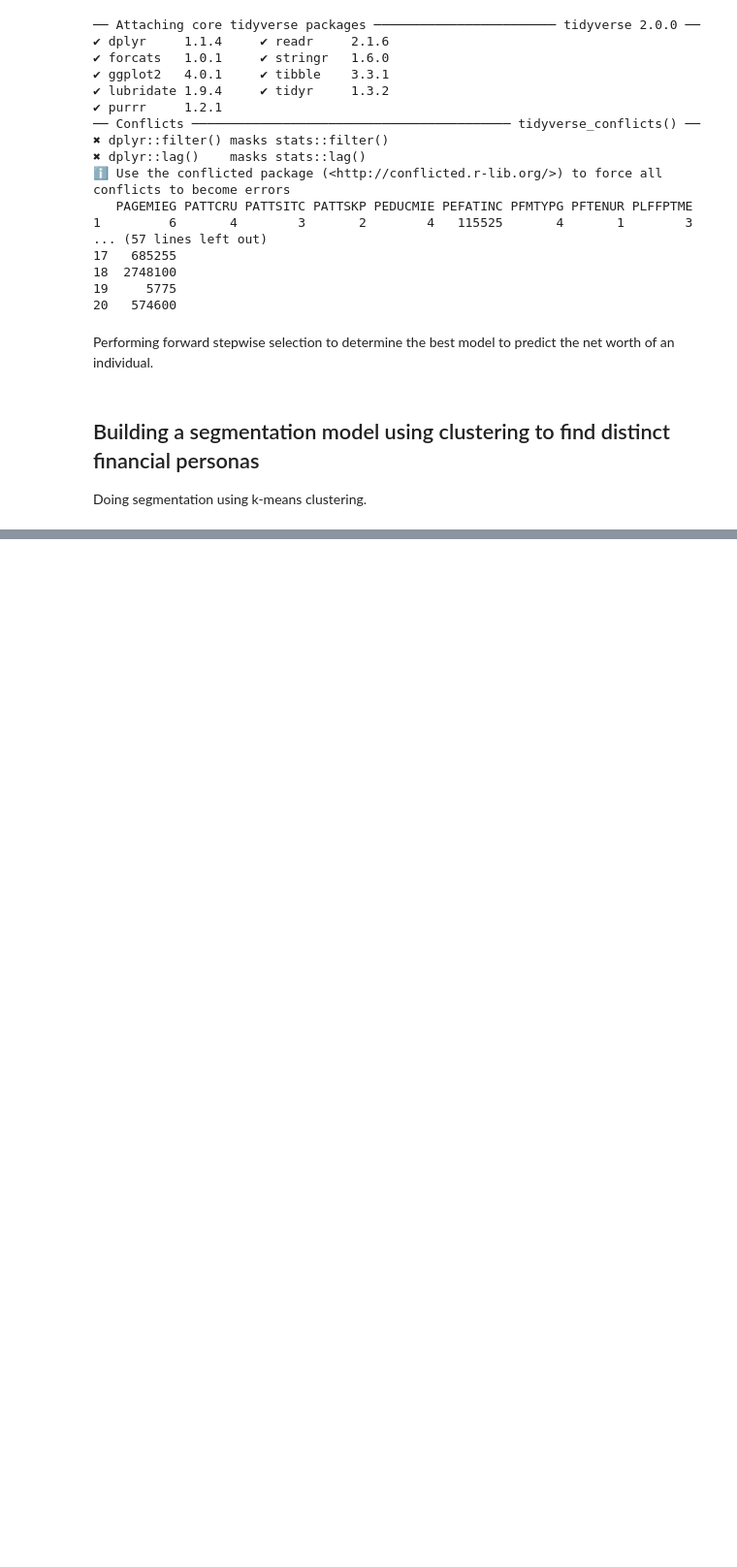
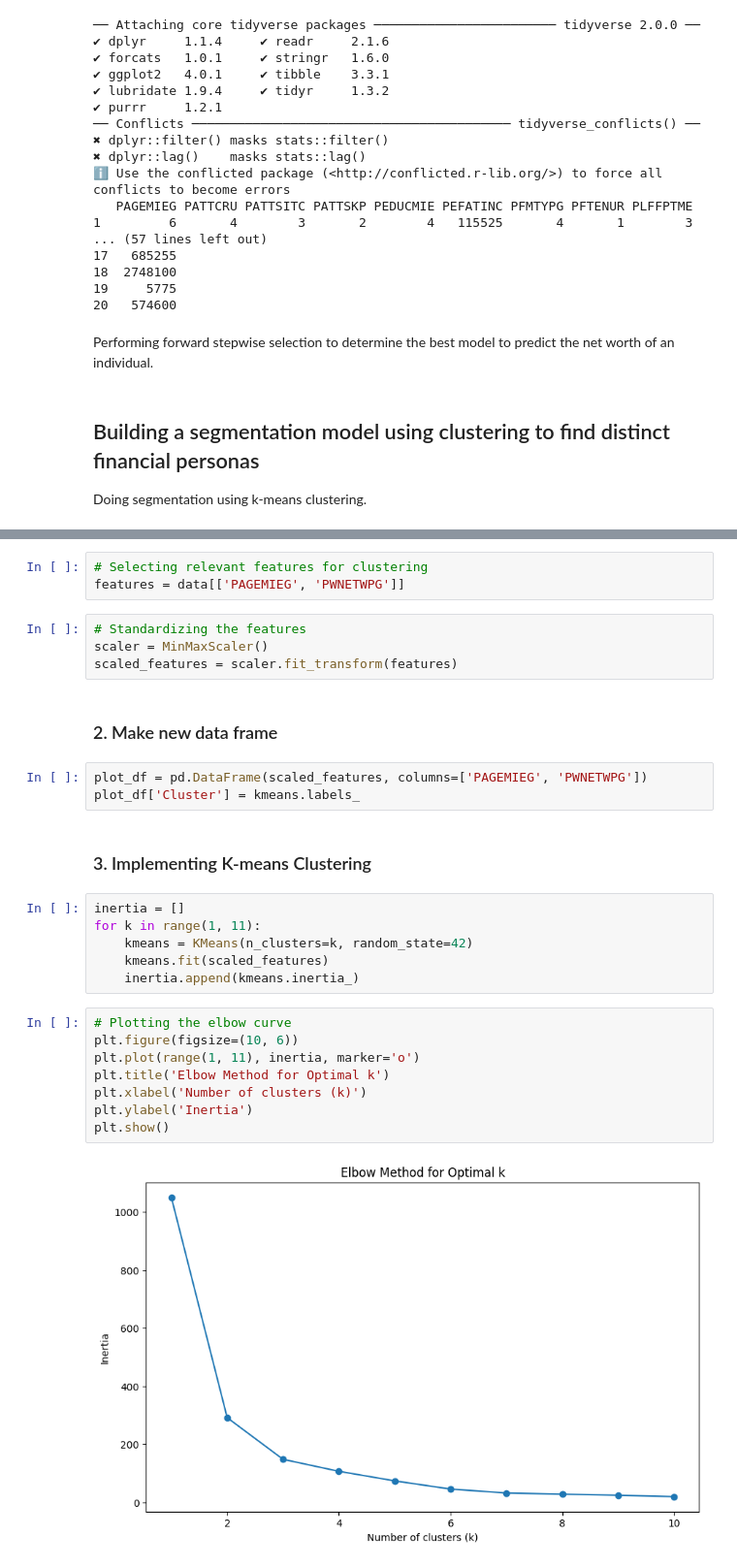
Before and after one commit to UT-Shelly/Datathon2026, a Jupyter notebook: personal_finance_analysis.ipynb, the cells around one changed output, grey strips where cells are left out. Shown at 97% size. Drawn from its saved outputs; the diff is of its cells as text; blank space fills up the shorter version.

Commit message:
Add clustering model

```diff
--- a/personal_finance_analysis.ipynb
+++ b/personal_finance_analysis.ipynb
@@ -143,0 +151,30 @@ Doing segmentation using k-means clustering.
+# %%
+# Selecting relevant features for clustering
+features = data[['PAGEMIEG', 'PWNETWPG']]
+# %%
+# Standardizing the features
+scaler = MinMaxScaler()
+scaled_features = scaler.fit_transform(features)
+# %% [markdown]
+### 2. Make new data frame
+# %%
+plot_df = pd.DataFrame(scaled_features, columns=['PAGEMIEG', 'PWNETWPG'])
+plot_df['Cluster'] = kmeans.labels_
+# %% [markdown]
+### 3. Implementing K-means Clustering
+# %%
+inertia = []
+for k in range(1, 11):
+    kmeans = KMeans(n_clusters=k, random_state=42)
+    kmeans.fit(scaled_features)
+    inertia.append(kmeans.inertia_)
+# %%
+# Plotting the elbow curve
+plt.figure(figsize=(10, 6))
+plt.plot(range(1, 11), inertia, marker='o')
+plt.title('Elbow Method for Optimal k')
+plt.xlabel('Number of clusters (k)')
+plt.ylabel('Inertia')
+plt.show()
+# %% [output]
+[figure, added]
```
Also changed, not shown: parts of 11 cells of this notebook.
